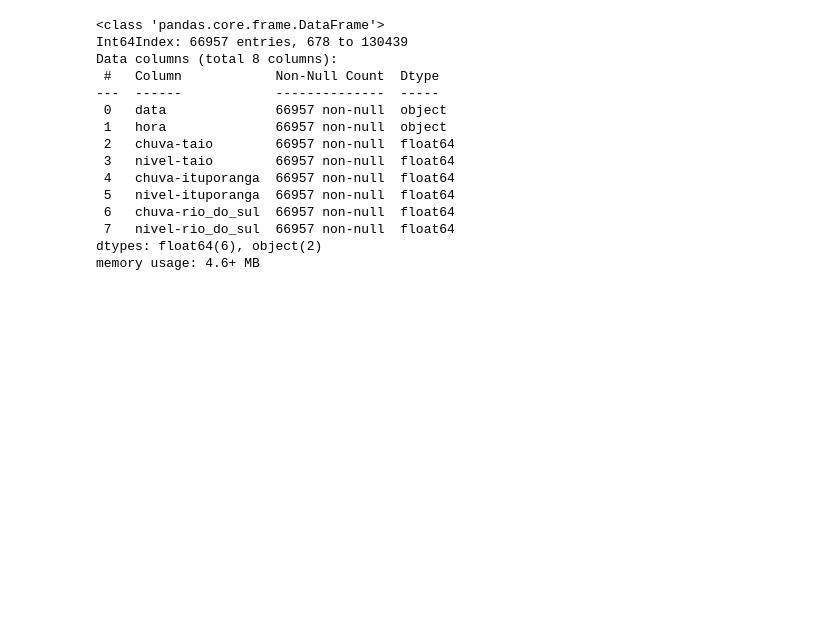
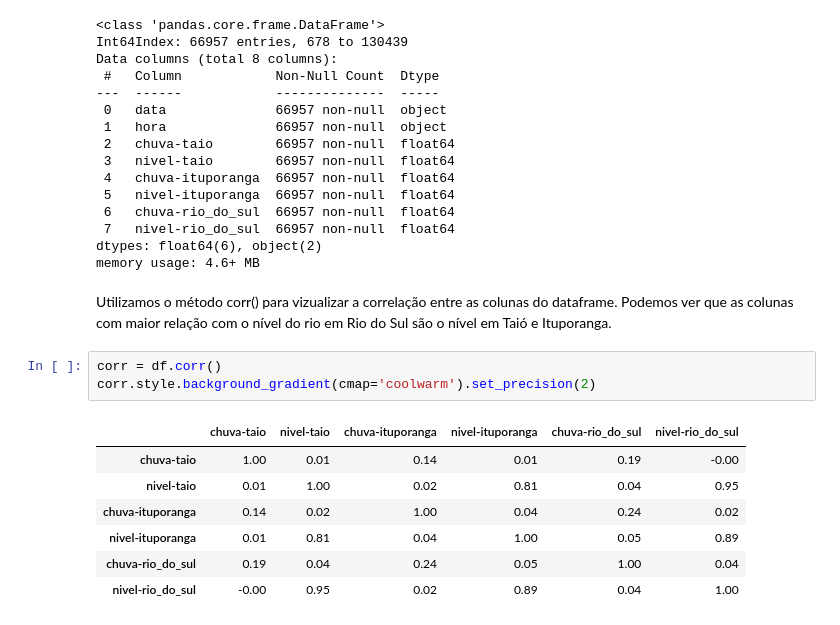
Before and after one commit to ViniciusLippel/opt_ds-flood_prediction, a Jupyter notebook: previsao_cheias.ipynb, the cells around one changed output. Drawn from its saved outputs; the diff is of its cells as text; blank space fills up the shorter version.

```diff
--- a/previsao_cheias.ipynb
+++ b/previsao_cheias.ipynb
@@ -104,3 +123,16 @@ Data columns (total 8 columns):
  7   nivel-rio_do_sul  66957 non-null  float64
 dtypes: float64(6), object(2)
 memory usage: 4.6+ MB
+# %% [markdown]
+Utilizamos o método corr() para vizualizar a correlação entre as colunas do dataframe. Podemos ver que as colunas com maior relação com o nível do rio em Rio do Sul são o nível em Taió e Ituporanga.
+# %%
+corr = df.corr()
+corr.style.background_gradient(cmap='coolwarm').set_precision(2)
+# %% [output]
+|  | chuva-taio | nivel-taio | chuva-ituporanga | nivel-ituporanga | chuva-rio_do_sul | nivel-rio_do_sul |
+| chuva-taio | 1.00 | 0.01 | 0.14 | 0.01 | 0.19 | -0.00 |
+| nivel-taio | 0.01 | 1.00 | 0.02 | 0.81 | 0.04 | 0.95 |
+| chuva-ituporanga | 0.14 | 0.02 | 1.00 | 0.04 | 0.24 | 0.02 |
+| nivel-ituporanga | 0.01 | 0.81 | 0.04 | 1.00 | 0.05 | 0.89 |
+| chuva-rio_do_sul | 0.19 | 0.04 | 0.24 | 0.05 | 1.00 | 0.04 |
+| nivel-rio_do_sul | -0.00 | 0.95 | 0.02 | 0.89 | 0.04 | 1.00 |
```
Also changed, not shown: parts of 24 cells of this notebook.
